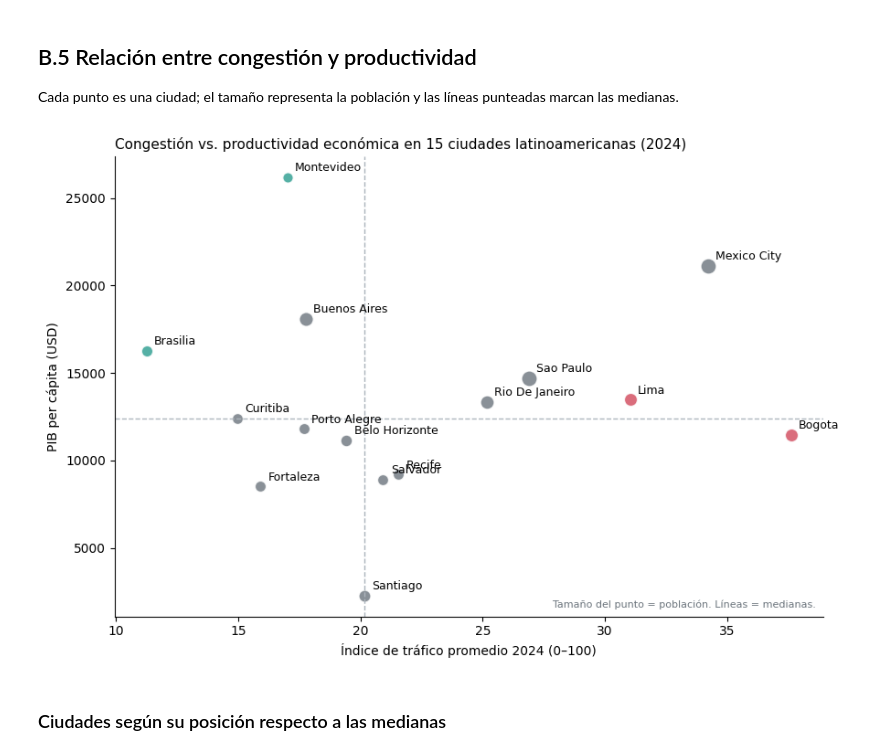
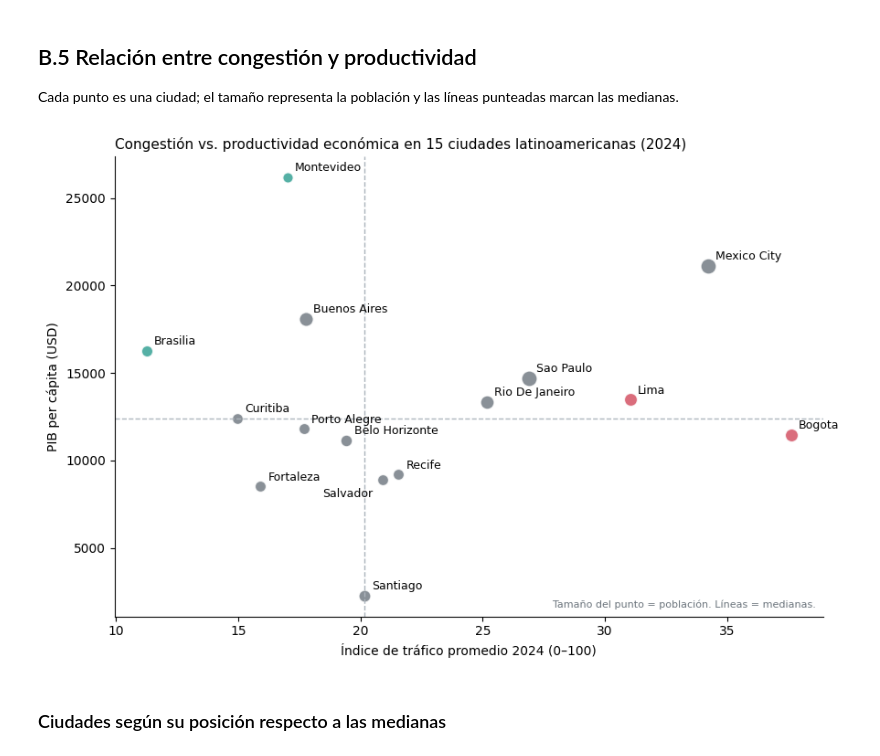
Before and after one commit to danielmg-data/movilidad-urbana-productividad-latam, a Jupyter notebook: notebooks/01_movilidad_productividad_latam.ipynb, the cells around one changed output. Drawn from its saved outputs; the diff is of its cells as text; code cells hidden in the pictures.

Commit message:
Add files via upload
Corrige etiquetas del gráfico y ajusta recomendación 3

```diff
--- a/notebooks/01_movilidad_productividad_latam.ipynb
+++ b/notebooks/01_movilidad_productividad_latam.ipynb
@@ -417,21 +417,25 @@ plt.show()
 
 Cada punto es una ciudad; el tamaño representa la población y las líneas punteadas marcan las medianas.
 # %%
+# Desplazamiento de etiquetas que se solaparían (Salvador y Recife tienen valores muy cercanos)
+offsets = {'Salvador': (-8, -14, 'right')}
+
 fig, ax = plt.subplots(figsize=(9, 6))
 for _, r in df.iterrows():
     color = '#d1495b' if r['ciudad'] in ('Bogota', 'Lima') else ('#2a9d8f' if r['ciudad'] in ('Montevideo', 'Brasilia') else '#6c757d')
     ax.scatter(r['traffic_index_live'], r['city_gdp_capita'], s=60 + r['population'] / 2.5e5, color=color, alpha=.8, edgecolor='white')
-    ax.annotate(r['ciudad'], (r['traffic_index_live'], r['city_gdp_capita']), xytext=(6, 5), textcoords='offset points', fontsize=9)
+    dx, dy, ha = offsets.get(r['ciudad'], (6, 5, 'left'))
+    ax.annotate(r['ciudad'], (r['traffic_index_live'], r['city_gdp_capita']), xytext=(dx, dy), textcoords='offset points', fontsize=9, ha=ha)
 ax.axvline(df['traffic_index_live'].median(), color='#adb5bd', ls='--', lw=1)
 ax.axhline(df['city_gdp_capita'].median(), color='#adb5bd', ls='--', lw=1)
 ax.set_xlabel('Índice de tráfico promedio 2024 (0–100)'); ax.set_ylabel('PIB per cápita (USD)')
 ax.set_title('Congestión vs. productividad económica en 15 ciudades latinoamericanas (2024)', fontsize=11, loc='left')
 ax.text(.99, .02, 'Tamaño del punto = población. Líneas = medianas.', transform=ax.transAxes, ha='right', fontsize=8, color='#6c757d')
 plt.tight_layout()
 plt.savefig('../images/03_dispersion_trafico_vs_pib.png', dpi=150)
 plt.show()
 # %% [output]
-[figure, old version]
+[figure, new version]
 # %% [markdown]
 ### Ciudades según su posición respecto a las medianas
 # %%
```
Also changed, not shown: 2 other files.
